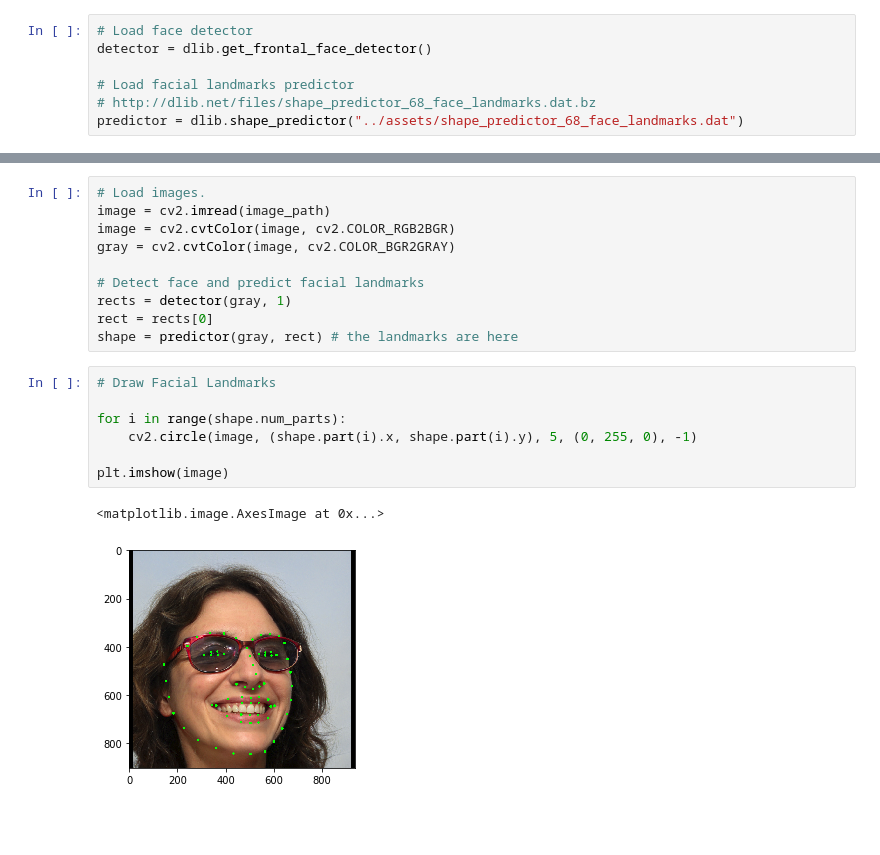
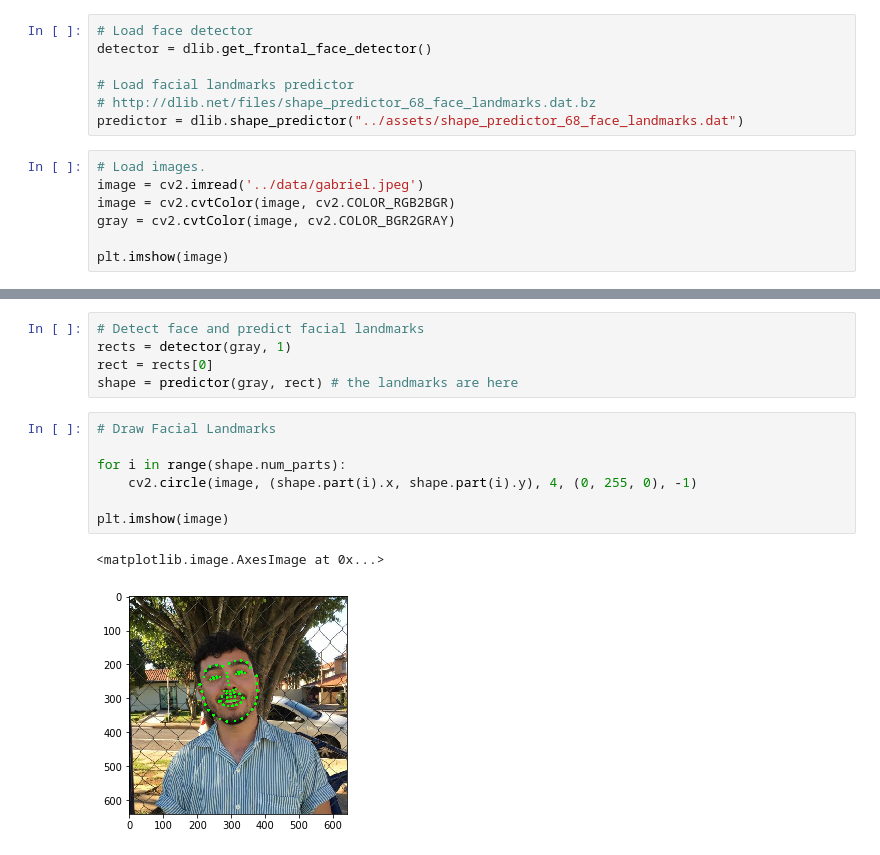
Before and after one commit to victorhausen/computer-vision-toolkit, a Jupyter notebook: notebooks/Detect Facial Landmarks.ipynb, the cells around one changed output, grey strips where cells are left out. Drawn from its saved outputs; the diff is of its cells as text; blank space fills up the shorter version.

```diff
--- a/notebooks/Detect Facial Landmarks.ipynb
+++ b/notebooks/Detect Facial Landmarks.ipynb
@@ -24,3 +16,10 @@ detector = dlib.get_frontal_face_detector()
 # Load facial landmarks predictor
 # http://dlib.net/files/shape_predictor_68_face_landmarks.dat.bz
 predictor = dlib.shape_predictor("../assets/shape_predictor_68_face_landmarks.dat")
+# %%
+# Load images.
+image = cv2.imread('../data/gabriel.jpeg')
+image = cv2.cvtColor(image, cv2.COLOR_RGB2BGR)
+gray = cv2.cvtColor(image, cv2.COLOR_BGR2GRAY)
+
+plt.imshow(image)
@@ -27,9 +29,4 @@ predictor = dlib.shape_predictor("../assets/shape_predictor_68_face_landmarks.da
 # %%
-# Load images.
-image = cv2.imread(image_path)
-image = cv2.cvtColor(image, cv2.COLOR_RGB2BGR)
-gray = cv2.cvtColor(image, cv2.COLOR_BGR2GRAY)
-
 # Detect face and predict facial landmarks
 rects = detector(gray, 1)
 rect = rects[0]
@@ -37,10 +34,10 @@ shape = predictor(gray, rect) # the landmarks are here
 # %%
 # Draw Facial Landmarks
 
 for i in range(shape.num_parts):
-    cv2.circle(image, (shape.part(i).x, shape.part(i).y), 5, (0, 255, 0), -1)
+    cv2.circle(image, (shape.part(i).x, shape.part(i).y), 4, (0, 255, 0), -1)
 
 plt.imshow(image)
 # %% [output]
 <matplotlib.image.AxesImage at 0x...>
-[figure, old version]
+[figure, new version]
```
Also changed, not shown: parts of 3 cells of this notebook.
